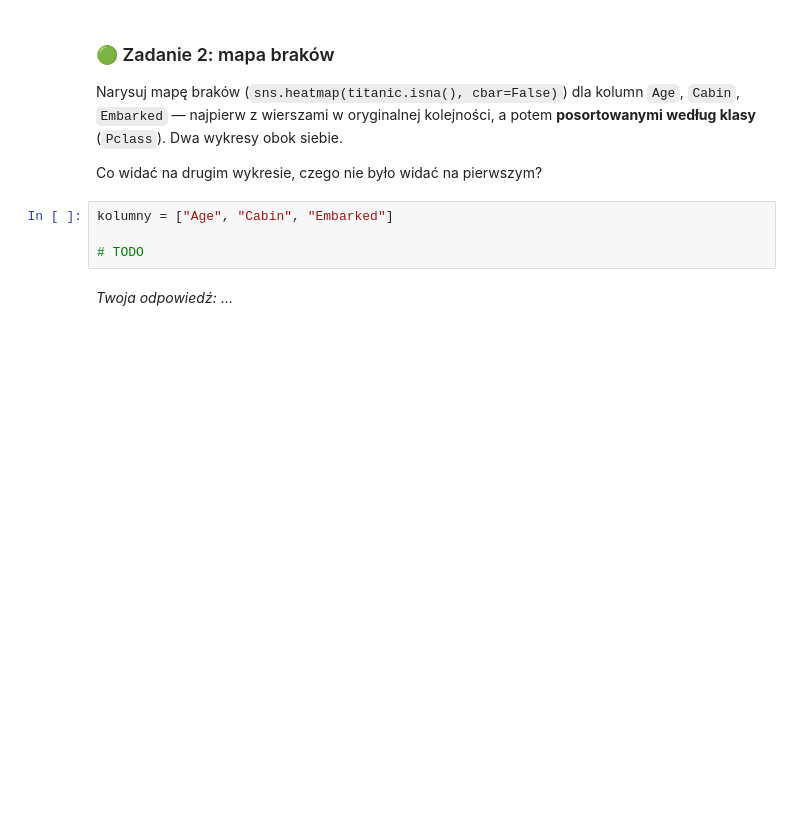
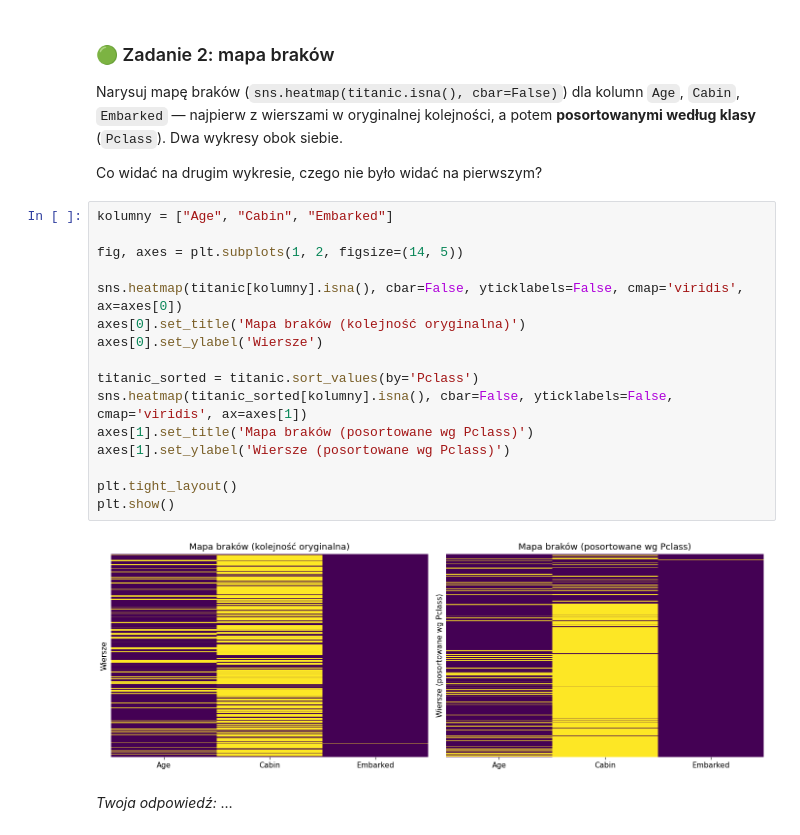
Before and after one commit to bobyysh/EksploracjaDanych, a Jupyter notebook: ED_braki_danych.ipynb, the cells around one changed output. Saved outputs shown, nothing was run; the diff lists cells and outputs as text; blank space fills up the shorter version.

```diff
--- a/ED_braki_danych.ipynb
+++ b/ED_braki_danych.ipynb
@@ -90,7 +90,21 @@ Co widać na drugim wykresie, czego nie było widać na pierwszym?
 # %%
 kolumny = ["Age", "Cabin", "Embarked"]
 
-# TODO
+fig, axes = plt.subplots(1, 2, figsize=(14, 5))
+
+sns.heatmap(titanic[kolumny].isna(), cbar=False, yticklabels=False, cmap='viridis', ax=axes[0])
+axes[0].set_title('Mapa braków (kolejność oryginalna)')
+axes[0].set_ylabel('Wiersze')
+
+titanic_sorted = titanic.sort_values(by='Pclass')
+sns.heatmap(titanic_sorted[kolumny].isna(), cbar=False, yticklabels=False, cmap='viridis', ax=axes[1])
+axes[1].set_title('Mapa braków (posortowane wg Pclass)')
+axes[1].set_ylabel('Wiersze (posortowane wg Pclass)')
+
+plt.tight_layout()
+plt.show()
+# %% [output]
+[figure, added]
 # %% [markdown]
 *Twoja odpowiedź:* …
 # %% [markdown]
```
